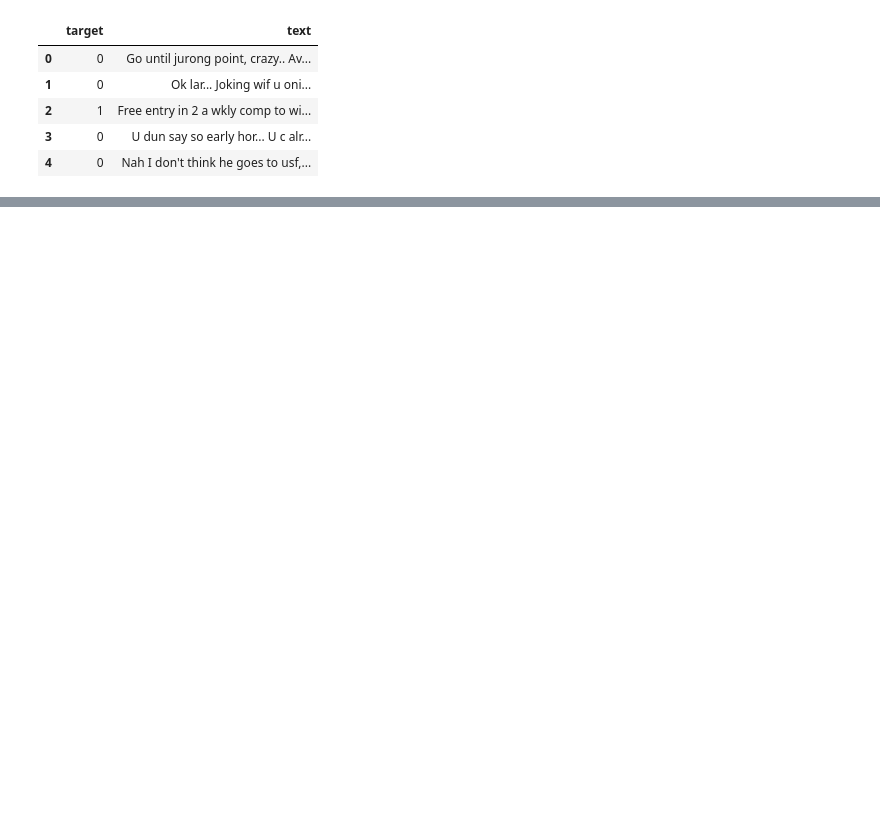
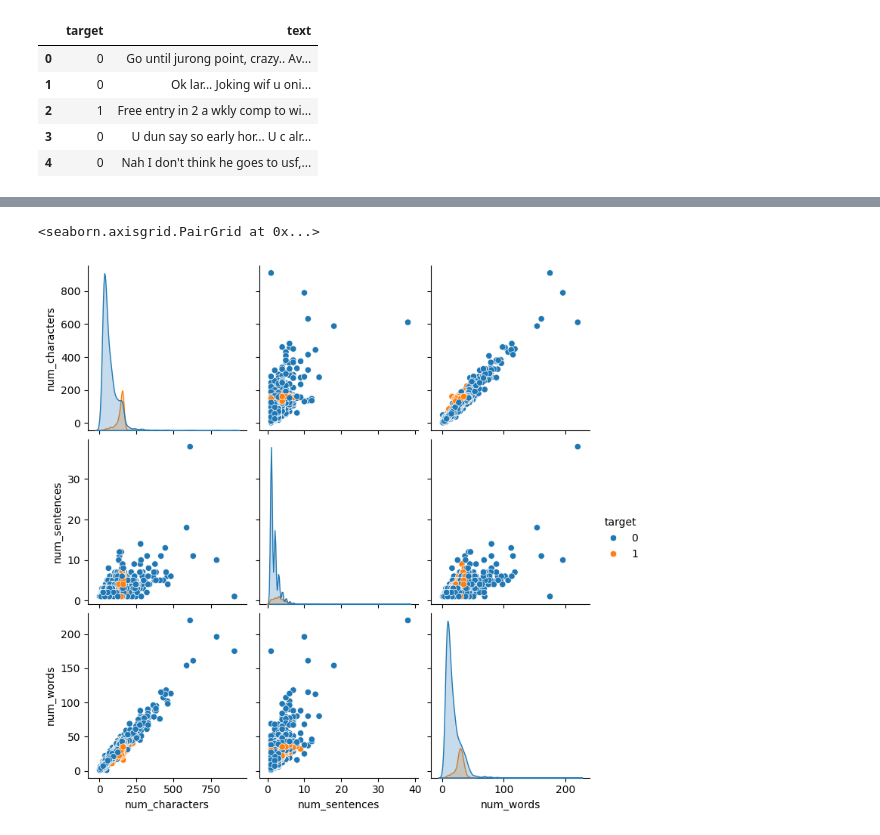
Before and after one commit to yashal-ali/SpamScanner, a Jupyter notebook: ML(1) (1).ipynb, the cells around one changed output, grey strips where cells are left out. Saved outputs shown, nothing was run; the diff lists cells and outputs as text; code cells hidden in the pictures; blank space fills up the shorter version.

```diff
--- a/ML(1) (1).ipynb
+++ b/ML(1) (1).ipynb
@@ -71,0 +238,5 @@ df.head()
+# %%
+sns.pairplot(df,hue='target')
+# %% [output]
+<seaborn.axisgrid.PairGrid at 0x...>
+[figure, added]
```
Also changed, not shown: parts of 90 cells of this notebook.
